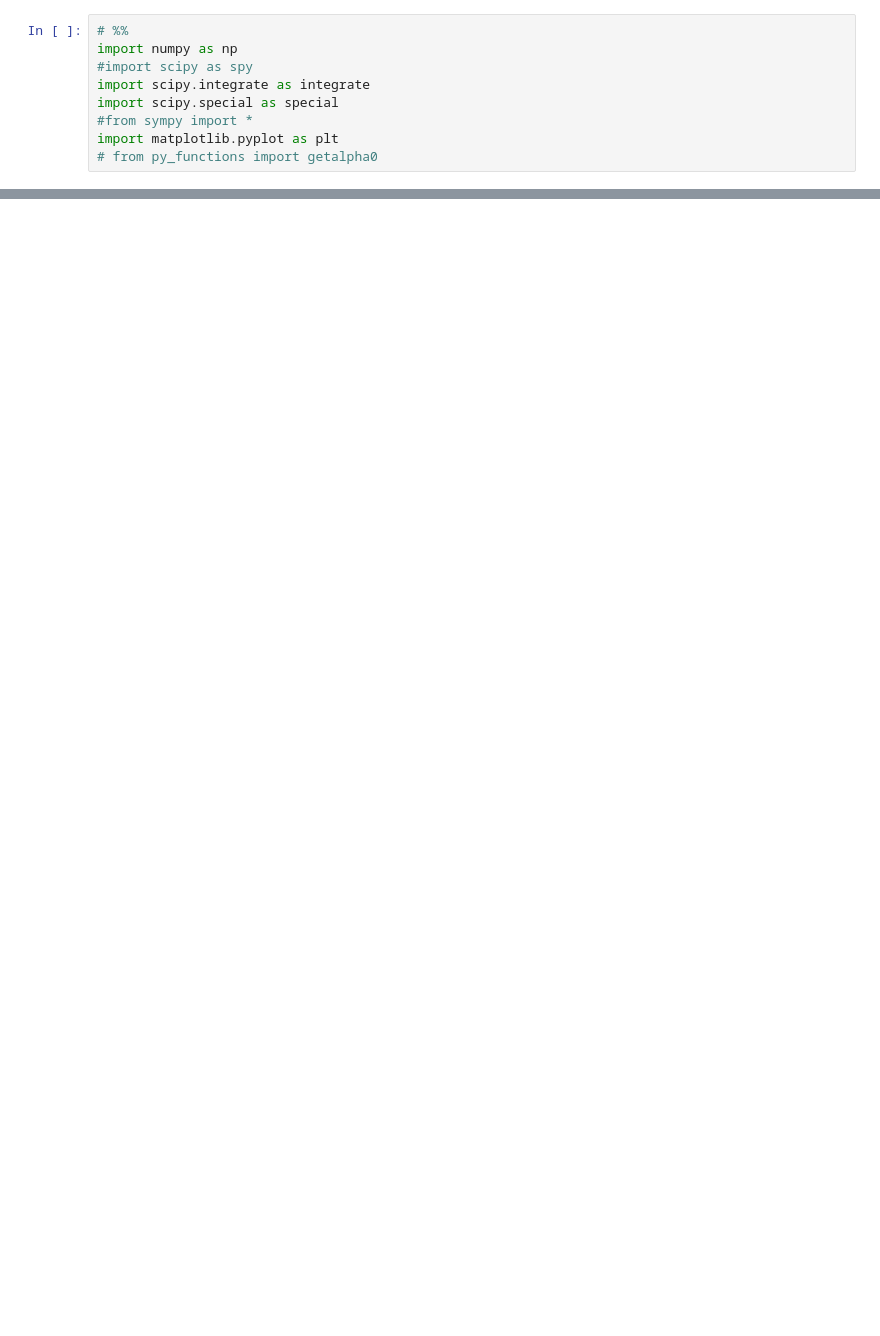
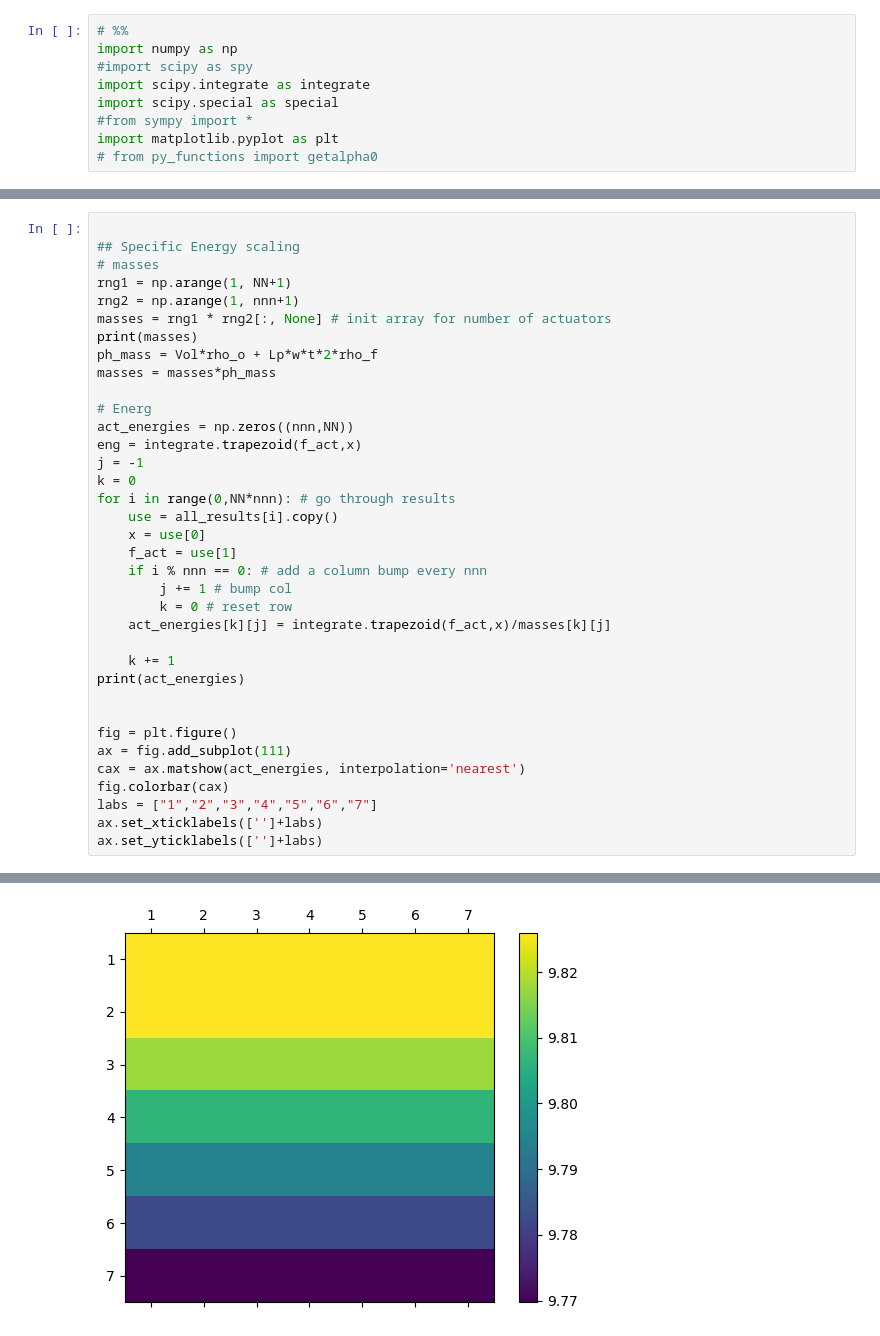
Before and after one commit to Globbo-The-Glob/PhD_Code, a Jupyter notebook: PH_moderncode.ipynb, the cells around one changed output, grey strips where cells are left out. Cells and saved outputs as stored; diff of their text form; blank space fills up the shorter version.

```diff
--- a/PH_moderncode.ipynb
+++ b/PH_moderncode.ipynb
@@ -275,0 +403,37 @@ for i in range (0,35):
+# %%
+
+## Specific Energy scaling
+# masses
+rng1 = np.arange(1, NN+1)
+rng2 = np.arange(1, nnn+1)
+masses = rng1 * rng2[:, None] # init array for number of actuators
+print(masses)
+ph_mass = Vol*rho_o + Lp*w*t*2*rho_f
+masses = masses*ph_mass
+
+# Energ
+act_energies = np.zeros((nnn,NN))
+eng = integrate.trapezoid(f_act,x)
+j = -1
+k = 0
+for i in range(0,NN*nnn): # go through results
+    use = all_results[i].copy()
+    x = use[0]
+    f_act = use[1]
+    if i % nnn == 0: # add a column bump every nnn
+        j += 1 # bump col
+        k = 0 # reset row
+    act_energies[k][j] = integrate.trapezoid(f_act,x)/masses[k][j]
+
+    k += 1
+print(act_energies)
+
+
+fig = plt.figure()
+ax = fig.add_subplot(111)
+cax = ax.matshow(act_energies, interpolation='nearest')
+fig.colorbar(cax)
+labs = ["1","2","3","4","5","6","7"]
+ax.set_xticklabels(['']+labs)
+ax.set_yticklabels(['']+labs)
+# %% [output]
@@ -275,0 +466 @@ for i in range (0,35):
+[figure, added]
```
Also changed, not shown: parts of 16 cells of this notebook.
